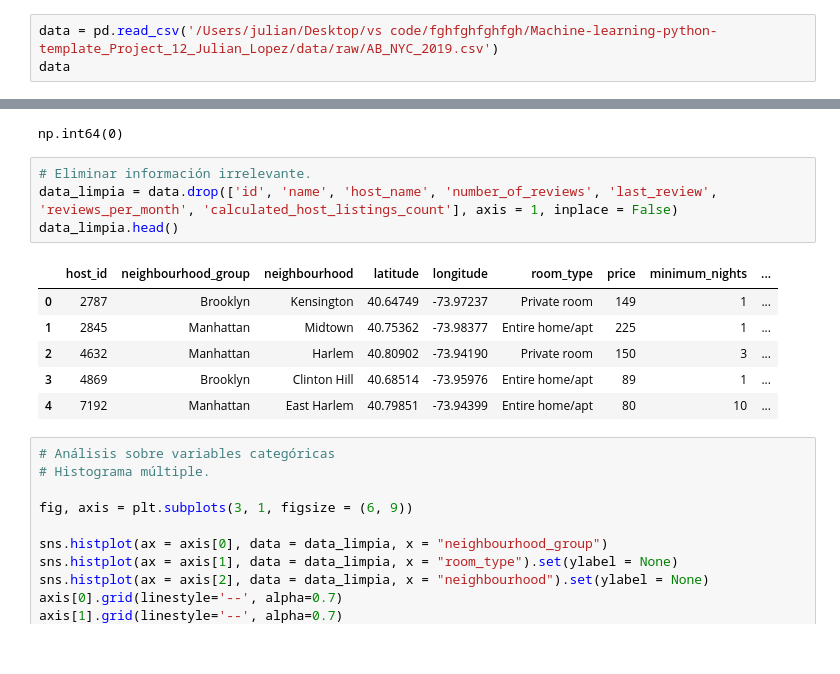
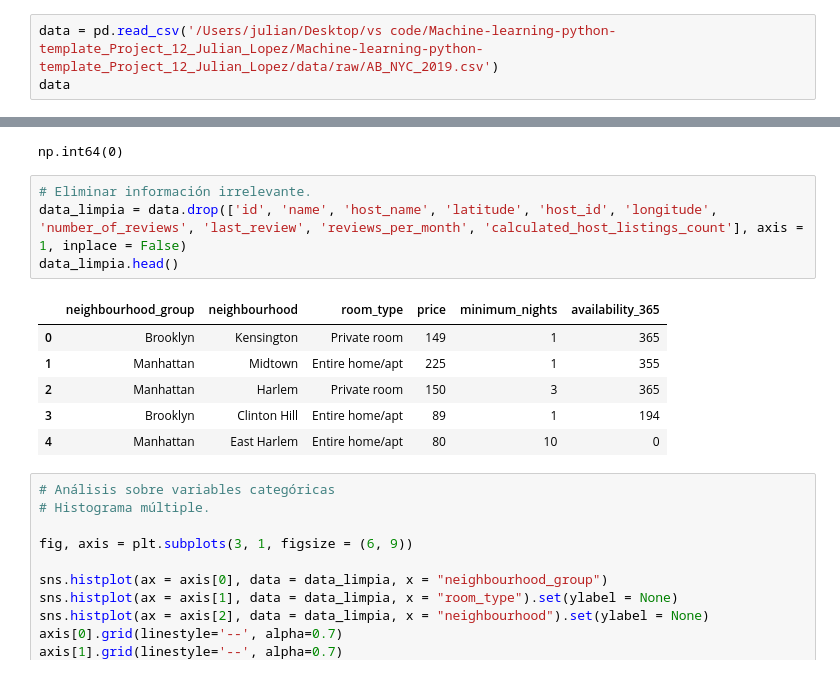
Before and after one commit to Julianmarania/Machine-learning-python-template_Project_12_Julian_Lopez, a Jupyter notebook: src/explore.ipynb, the cells around one changed output, grey strips where cells are left out. Drawn from its saved outputs; the diff is of its cells as text.

```diff
--- a/src/explore.ipynb
+++ b/src/explore.ipynb
@@ -8,5 +9,5 @@ import json
 # %%
-data = pd.read_csv('/Users/julian/Desktop/vs code/fghfghfghfgh/Machine-learning-python-template_Project_12_Julian_Lopez/data/raw/AB_NYC_2019.csv')
+data = pd.read_csv('/Users/julian/Desktop/vs code/Machine-learning-python-template_Project_12_Julian_Lopez/Machine-learning-python-template_Project_12_Julian_Lopez/data/raw/AB_NYC_2019.csv')
 data
 # %% [output]
 |  | id | name | host_id | host_name | neighbourhood_group | neighbourhood | latitude | longitude | ... |
@@ -60,15 +61,15 @@ data.duplicated().sum()
 np.int64(0)
 # %%
 # Eliminar información irrelevante.
-data_limpia = data.drop(['id', 'name', 'host_name', 'number_of_reviews', 'last_review', 'reviews_per_month', 'calculated_host_listings_count'], axis = 1, inplace = False)
+data_limpia = data.drop(['id', 'name', 'host_name', 'latitude', 'host_id', 'longitude', 'number_of_reviews', 'last_review', 'reviews_per_month', 'calculated_host_listings_count'], axis = 1, inplace = False)
 data_limpia.head()
 # %% [output]
-|  | host_id | neighbourhood_group | neighbourhood | latitude | longitude | room_type | price | minimum_nights | ... |
-| 0 | 2787 | Brooklyn | Kensington | 40.64749 | -73.97237 | Private room | 149 | 1 | ... |
-| 1 | 2845 | Manhattan | Midtown | 40.75362 | -73.98377 | Entire home/apt | 225 | 1 | ... |
-| 2 | 4632 | Manhattan | Harlem | 40.80902 | -73.94190 | Private room | 150 | 3 | ... |
-| 3 | 4869 | Brooklyn | Clinton Hill | 40.68514 | -73.95976 | Entire home/apt | 89 | 1 | ... |
-| 4 | 7192 | Manhattan | East Harlem | 40.79851 | -73.94399 | Entire home/apt | 80 | 10 | ... |
+|  | neighbourhood_group | neighbourhood | room_type | price | minimum_nights | availability_365 |
+| 0 | Brooklyn | Kensington | Private room | 149 | 1 | 365 |
+| 1 | Manhattan | Midtown | Entire home/apt | 225 | 1 | 355 |
+| 2 | Manhattan | Harlem | Private room | 150 | 3 | 365 |
+| 3 | Brooklyn | Clinton Hill | Entire home/apt | 89 | 1 | 194 |
+| 4 | Manhattan | East Harlem | Entire home/apt | 80 | 10 | 0 |
 # %%
 # Análisis sobre variables categóricas
 # Histograma múltiple.
```
Also changed, not shown: parts of 25 cells of this notebook.
